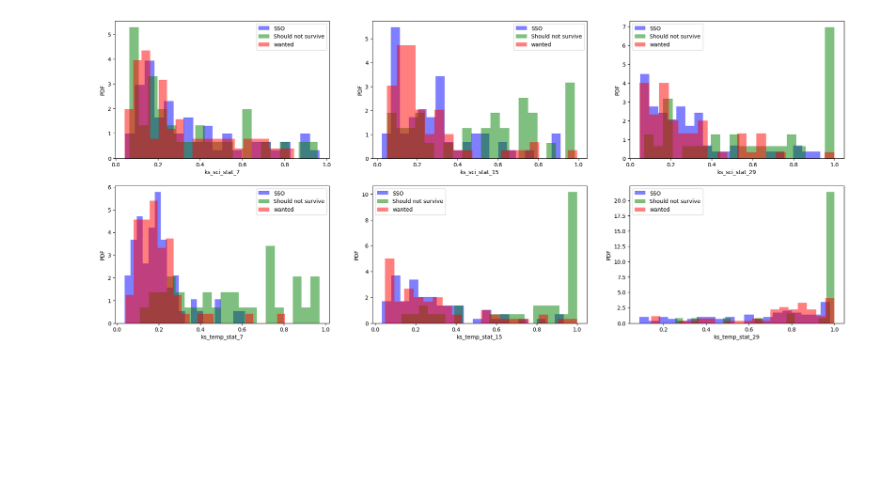
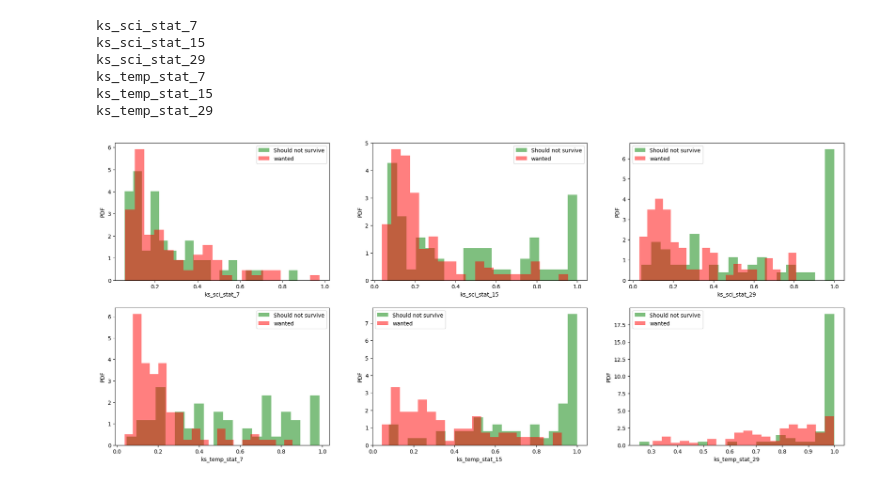
Before and after one commit to emilleishida/crp7_hostless, a Jupyter notebook: notebooks/check_power_spectrum.ipynb, the cells around one changed output. Saved outputs shown, nothing was run; the diff lists cells and outputs as text; code cells hidden in the pictures; blank space fills up the shorter version.

```diff
--- a/notebooks/check_power_spectrum.ipynb
+++ b/notebooks/check_power_spectrum.ipynb
@@ -105,5 +123,6 @@ res_directory = '/media3/CRP7/hosts/misc_results/power_spec_output/old_results/'
 # %%
 done_ids = []
+fail = []
 
 for i in range(len(should_not_survive)):
 
@@ -135,6 +154,9 @@ for i in range(len(should_not_survive)):
         op.close()
 
         done_ids.append(objid)
+
+    elif not os.path.isfile(fname_ks):
+        fail.append(fname_ks)
 # %%
 np.unique(np.array(done_ids)).shape
 # %% [output]
@@ -151,31 +186,0 @@ np.unique(data_done['name']).shape
-# %%
-for i in range(len(sso_names)):
-
-    fname_ks = res_directory + sso_names[i] + '_kstest.csv'
-    objid = sso_names[i]
-
-    if objid not in done_ids and os.path.isfile(fname_ks):
-
-        data_ks = pd.read_csv(fname_ks)
-
-        name_ad = res_directory + sso_names[i] + '_anderson-darling.csv'
-        if os.path.isfile(name_ad):
-            data_ad = pd.read_csv(name_ad)
-        else:
-            data_ad = pd.DataFrame(np.full(data_ks.shape, -99), columns=data_ks.keys())
-
-        op = open(fname_use, 'a')
-        ans = 'SSO'
-        op.write(objid + ',' + ans + ',')
-        for i in range(data_ks.shape[0]):
-            op.write(str(data_ks.values[i][2]) + ',')
-        for i in range(data_ks.shape[0]):
-            op.write(str(data_ks.values[i][3]) + ',')
-        for i in range(data_ad.shape[0]):
-            op.write(str(data_ad.values[i][2]) + ',')
-        for i in range(data_ad.shape[0] - 1):
-            op.write(str(data_ad.values[i][3]) + ',')
-        op.write(str(data_ad.values[-1][3]) + '\n')
-        op.close()
-
-        done_ids.append(objid)
@@ -219,6 +215,9 @@ for i in range(len(wanted_names)):
         op.close()
 
         done_ids.append(objid)
+
+    elif not os.path.isfile(fname_ks):
+        fail.append(fname_ks)
 # %%
 data_done = pd.read_csv(fname_use)
 data_done.shape
@@ -244,24 +245,30 @@ wanted :  63
 # %%
 nbins = 20
 
 plt.figure(figsize=(24,10))
 
 for i in range(2, 8):
     name = list(data.keys())[i]
+    print(name)
 
     plt.subplot(2,3,i-1)
-    plt.hist(sso[name], label='SSO', density=True, alpha=0.5, bins=nbins, color='blue')
     plt.hist(out[name], label='Should not survive', density=True, alpha=0.5, bins=nbins, color='green')
     plt.hist(wanted[name], label='wanted', density=True, alpha=0.5, bins=nbins, color='red')
     plt.xlabel(name)
     plt.ylabel('PDF')
     #plt.xscale('log')
     plt.legend()
 
-plt.show()
-#plt.savefig('kstest_2classesb_log.png')
+#plt.show()
+plt.savefig('../plots/kstest_2classes.png')
 # %% [output]
+ks_sci_stat_7
+ks_sci_stat_15
+ks_sci_stat_29
+ks_temp_stat_7
+ks_temp_stat_15
+ks_temp_stat_29
-[figure, old version]
+[figure, new version]
 # %%
 out['ks_temp_stat_15'].describe()
 # %% [output]
```
Also changed, not shown: parts of 34 cells of this notebook, 3 other files.
